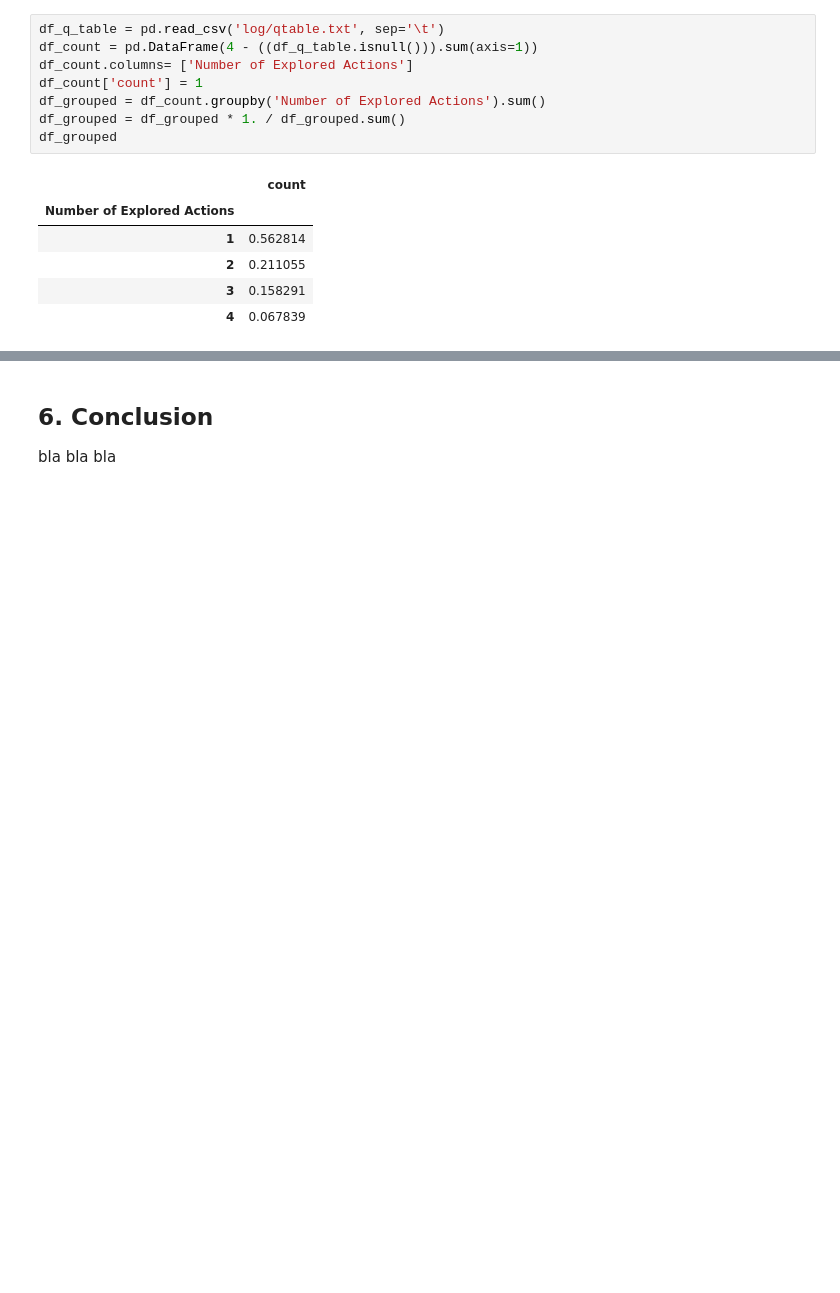
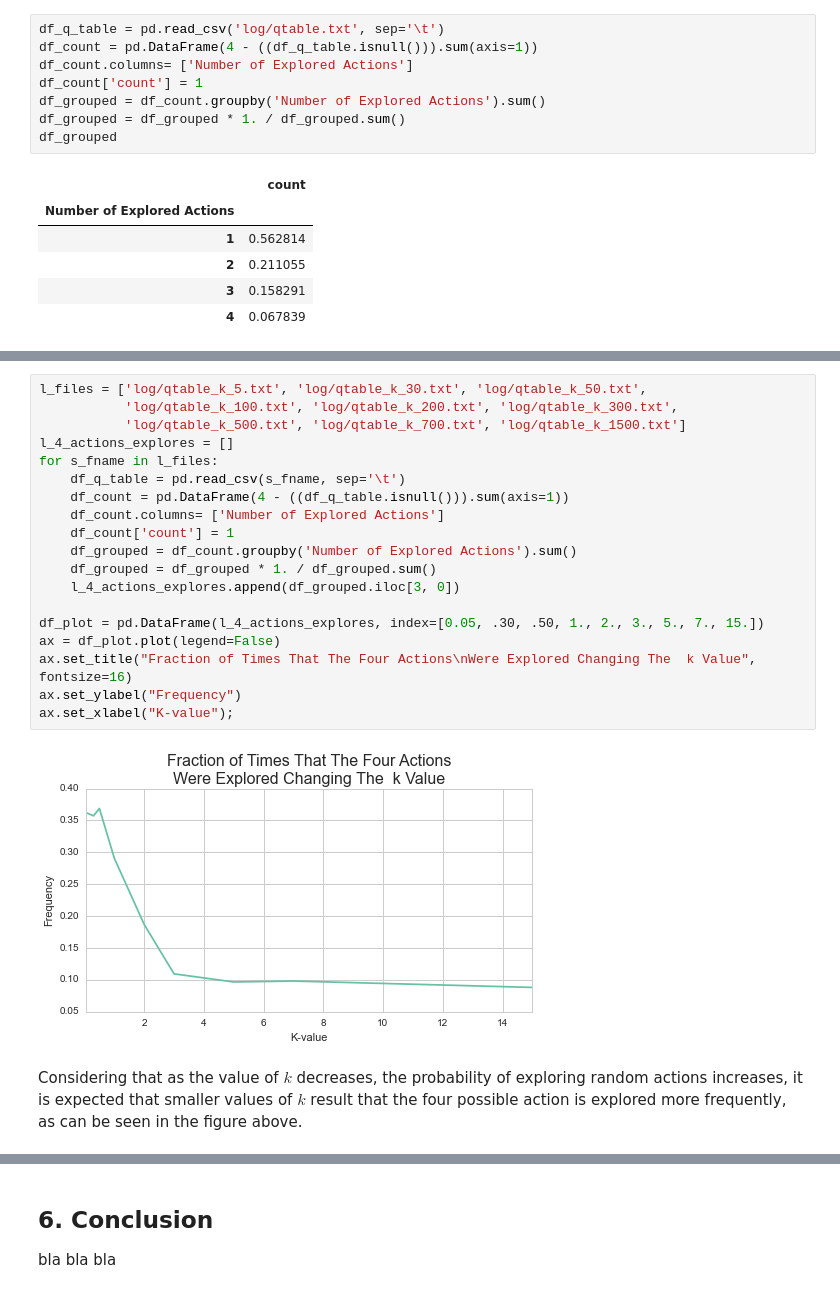
Before and after one commit to ucaiado/Smart_Cab, a Jupyter notebook: smart_cab.ipynb, the cells around one changed output, grey strips where cells are left out. Drawn from its saved outputs; the diff is of its cells as text; blank space fills up the shorter version.

```diff
--- a/smart_cab.ipynb
+++ b/smart_cab.ipynb
@@ -273,0 +292,23 @@ The agent explored just one possible action in $56\%$ of the states in the Q-Tab
+# %%
+l_files = ['log/qtable_k_5.txt', 'log/qtable_k_30.txt', 'log/qtable_k_50.txt',
+           'log/qtable_k_100.txt', 'log/qtable_k_200.txt', 'log/qtable_k_300.txt',
+           'log/qtable_k_500.txt', 'log/qtable_k_700.txt', 'log/qtable_k_1500.txt']
+l_4_actions_explores = []
+for s_fname in l_files:
+    df_q_table = pd.read_csv(s_fname, sep='\t')
+    df_count = pd.DataFrame(4 - ((df_q_table.isnull())).sum(axis=1))
+    df_count.columns= ['Number of Explored Actions']
+    df_count['count'] = 1
+    df_grouped = df_count.groupby('Number of Explored Actions').sum()
+    df_grouped = df_grouped * 1. / df_grouped.sum()
+    l_4_actions_explores.append(df_grouped.iloc[3, 0])
+
+df_plot = pd.DataFrame(l_4_actions_explores, index=[0.05, .30, .50, 1., 2., 3., 5., 7., 15.])
+ax = df_plot.plot(legend=False)
+ax.set_title("Fraction of Times That The Four Actions\nWere Explored Changing The  k Value", fontsize=16)
+ax.set_ylabel("Frequency")
+ax.set_xlabel("K-value");
+# %% [output]
+[figure, added]
+# %% [markdown]
+Considering that as the value of $k$ decreases, the probability of exploring random actions increases, it is expected that smaller values of $k$ result that the four possible action is explored more frequently, as can be seen in the figure above.
```
Also changed, not shown: parts of 15 cells of this notebook, 2 other files.
